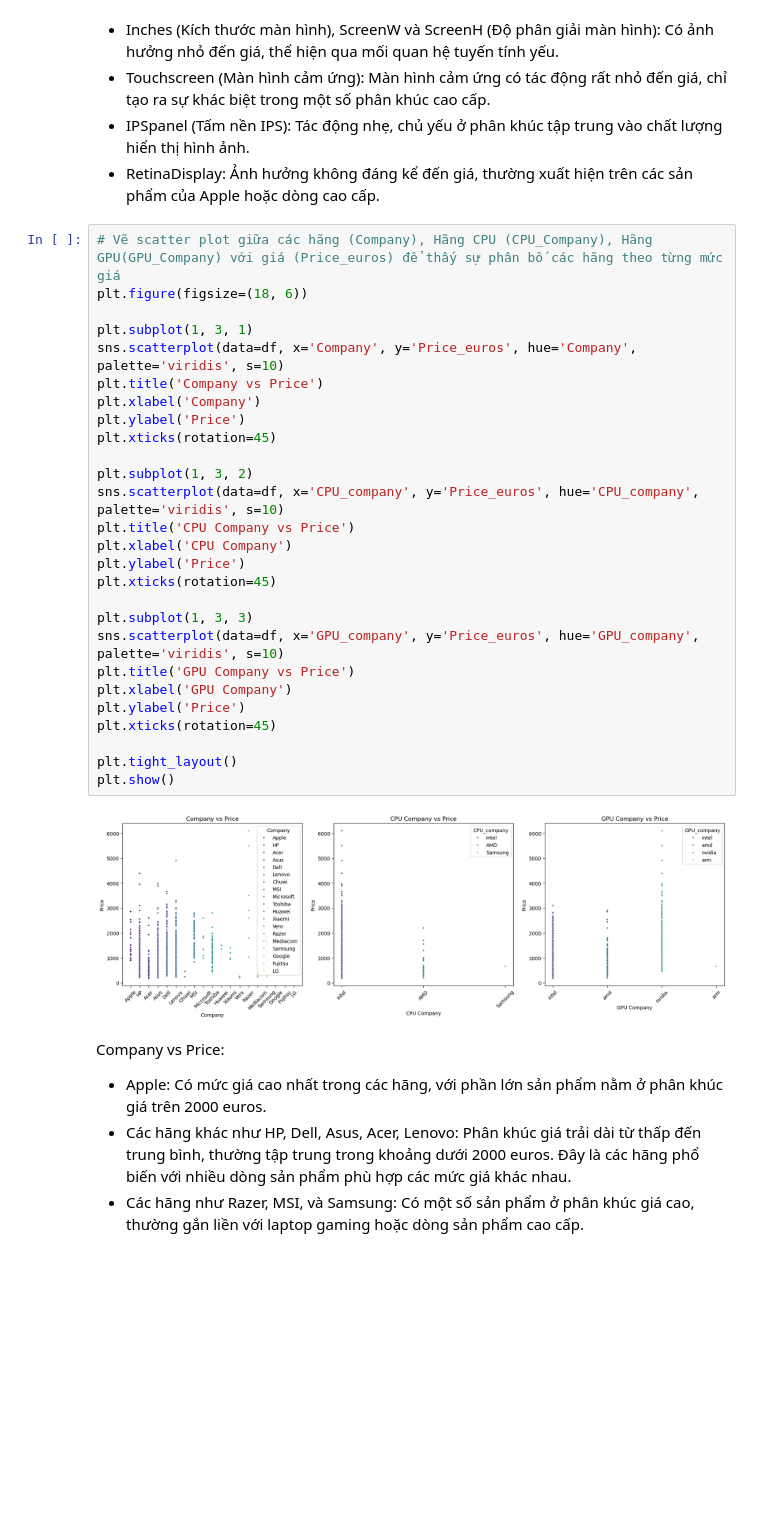
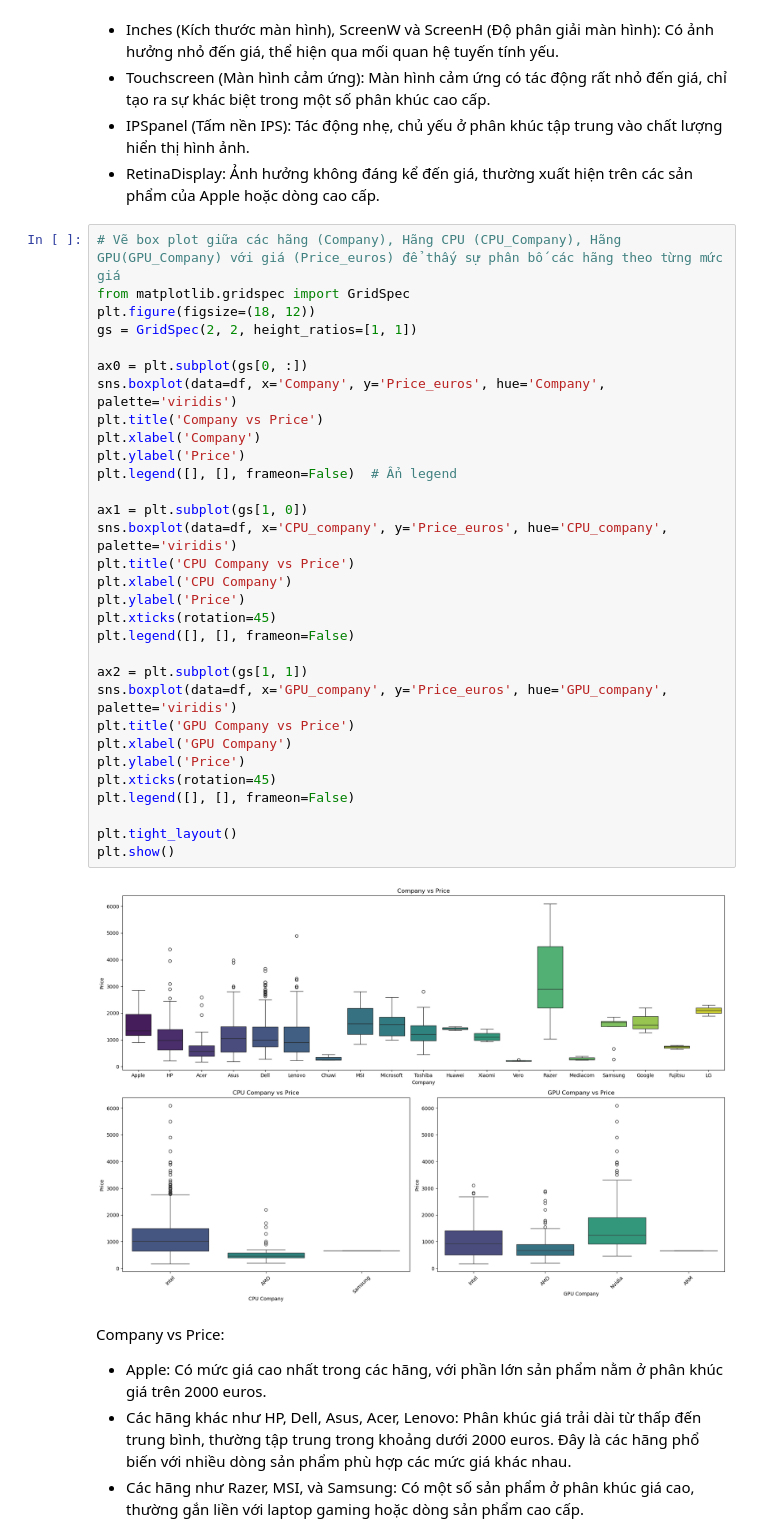
Before and after one commit to nguyennn263/final-lab-programming4DS, a Jupyter notebook: final-lab.ipynb, the cells around one changed output. Saved outputs shown, nothing was run; the diff lists cells and outputs as text; blank space fills up the shorter version.

```diff
--- a/final-lab.ipynb
+++ b/final-lab.ipynb
@@ -1231,34 +1194,38 @@ Những đặc trưng có ảnh hưởng nhẹ hoặc hầu như không ảnh h
 - IPSpanel (Tấm nền IPS): Tác động nhẹ, chủ yếu ở phân khúc tập trung vào chất lượng hiển thị hình ảnh.
 - RetinaDisplay: Ảnh hưởng không đáng kể đến giá, thường xuất hiện trên các sản phẩm của Apple hoặc dòng cao cấp.
 # %%
-# Vẽ scatter plot giữa các hãng (Company), Hãng CPU (CPU_Company), Hãng GPU(GPU_Company) với giá (Price_euros) để thấy sự phân bố các hãng theo từng mức giá
-plt.figure(figsize=(18, 6))
+# Vẽ box plot giữa các hãng (Company), Hãng CPU (CPU_Company), Hãng GPU(GPU_Company) với giá (Price_euros) để thấy sự phân bố các hãng theo từng mức giá
+from matplotlib.gridspec import GridSpec
+plt.figure(figsize=(18, 12))
+gs = GridSpec(2, 2, height_ratios=[1, 1])
 
-plt.subplot(1, 3, 1)
-sns.scatterplot(data=df, x='Company', y='Price_euros', hue='Company', palette='viridis', s=10)
+ax0 = plt.subplot(gs[0, :])
+sns.boxplot(data=df, x='Company', y='Price_euros', hue='Company', palette='viridis')
 plt.title('Company vs Price')
 plt.xlabel('Company')
 plt.ylabel('Price')
-plt.xticks(rotation=45)
+plt.legend([], [], frameon=False)  # Ẩn legend
 
-plt.subplot(1, 3, 2)
-sns.scatterplot(data=df, x='CPU_company', y='Price_euros', hue='CPU_company', palette='viridis', s=10)
+ax1 = plt.subplot(gs[1, 0])
+sns.boxplot(data=df, x='CPU_company', y='Price_euros', hue='CPU_company', palette='viridis')
 plt.title('CPU Company vs Price')
 plt.xlabel('CPU Company')
 plt.ylabel('Price')
 plt.xticks(rotation=45)
+plt.legend([], [], frameon=False)
 
-plt.subplot(1, 3, 3)
-sns.scatterplot(data=df, x='GPU_company', y='Price_euros', hue='GPU_company', palette='viridis', s=10)
+ax2 = plt.subplot(gs[1, 1])
+sns.boxplot(data=df, x='GPU_company', y='Price_euros', hue='GPU_company', palette='viridis')
 plt.title('GPU Company vs Price')
 plt.xlabel('GPU Company')
 plt.ylabel('Price')
 plt.xticks(rotation=45)
+plt.legend([], [], frameon=False)
 
 plt.tight_layout()
 plt.show()
 # %% [output]
-[figure, old version]
+[figure, new version]
 # %% [markdown]
 Company vs Price:
 - Apple: Có mức giá cao nhất trong các hãng, với phần lớn sản phẩm nằm ở phân khúc giá trên 2000 euros.
```
Also changed, not shown: parts of 1 cell of this notebook.
